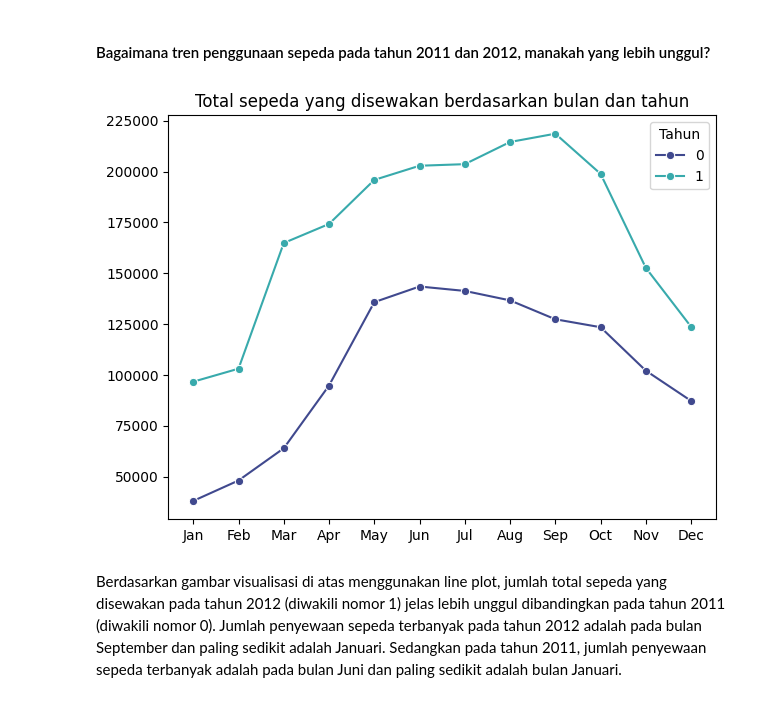
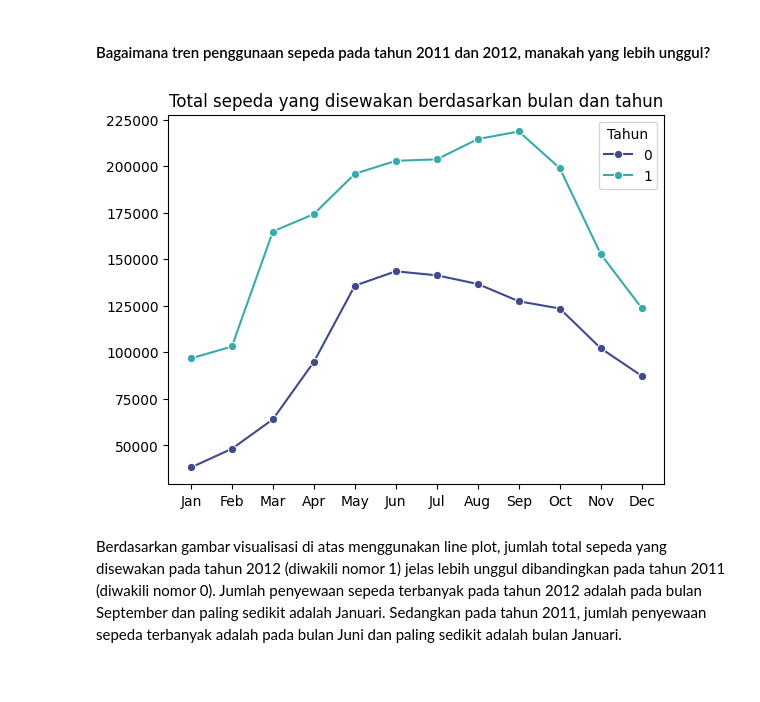
Before and after one commit to ayuk13/bike_rent_analysis, a Jupyter notebook: notebook.ipynb, the cells around one changed output. Saved outputs shown, nothing was run; the diff lists cells and outputs as text; code cells hidden in the pictures.

```diff
--- a/notebook.ipynb
+++ b/notebook.ipynb
@@ -24,7 +26,7 @@ import datetime as dt
 # %% [markdown]
 Melakukan impor file **day.csv** dan **hour.csv**
 # %%
-day_df = pd.read_csv("day.csv")
+day_df = pd.read_csv("data/day.csv")
 day_df.head()
 # %% [output]
 |  | instant | dteday | season | yr | mnth | holiday | weekday | workingday | weathersit | temp | ... |
@@ -476,21 +478,22 @@ Hubungan antara variabel temp dan count memiliki korelasi yang positif antara du
 #### Bagaimana tren penggunaan sepeda pada tahun 2011 dan 2012, manakah yang lebih unggul?
 # %%
 day_df['month'] = pd.Categorical(day_df['month'], categories=
-    ['Jan','Feb','Mar','Apr','May','Jun','Jul','Aug','Sep','Oct','Nov','Dec'])
+    ['Jan','Feb','Mar','Apr','May','Jun','Jul','Aug','Sep','Oct','Nov','Dec'], ordered=True)
 
-monthly_counts = day_df.groupby(by=['month','year']).agg({ 'count': 'sum' }).reset_index()
+monthly_counts = day_df.groupby(by=['month','year']).agg({
+    'count': 'sum'
+}).reset_index()
 
 sns.lineplot(
-    data=monthly_counts, x="month", y="count", hue="year", palette="mako", marker="o")
+    x="month", y="count", hue="year", data=monthly_counts, palette="mako", marker="o")
 
 plt.title("Total sepeda yang disewakan berdasarkan bulan dan tahun")
 plt.xlabel(None)
 plt.ylabel(None)
 plt.legend(title="Tahun", loc="upper right")
-plt.tight_layout()
 plt.show()
 # %% [output]
-[figure, old version]
+[figure, new version]
 # %% [markdown]
 Berdasarkan gambar visualisasi di atas menggunakan line plot, jumlah total sepeda yang disewakan pada tahun 2012 (diwakili nomor 1) jelas lebih unggul dibandingkan pada tahun 2011 (diwakili nomor 0). Jumlah penyewaan sepeda terbanyak pada tahun 2012 adalah pada bulan September dan paling sedikit adalah Januari. Sedangkan pada tahun 2011, jumlah penyewaan sepeda terbanyak adalah pada bulan Juni dan paling sedikit adalah bulan Januari.
 # %% [markdown]
```
Also changed, not shown: parts of 2 cells of this notebook, 3 other files.
